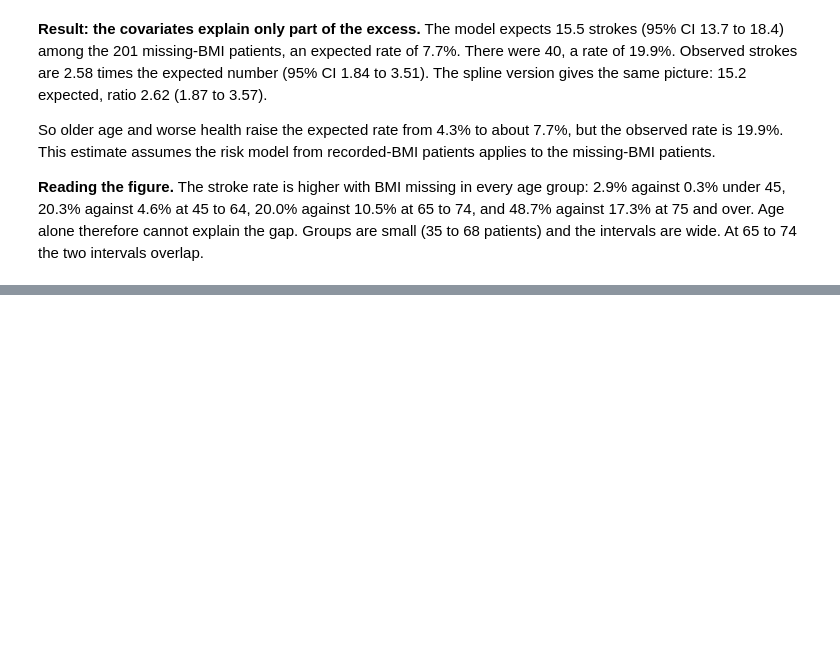
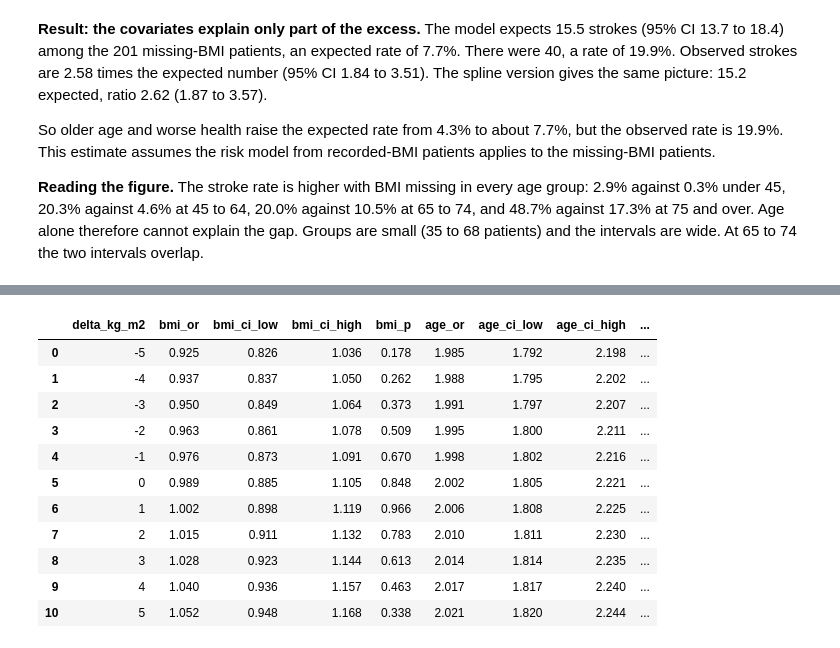
Before and after one commit to pcismyname/Stroke_Prediction_MAS, a Jupyter notebook: notebooks/02_missing_bmi.ipynb, the cells around one changed output, grey strips where cells are left out. Saved outputs shown, nothing was run; the diff lists cells and outputs as text; code cells hidden in the pictures; blank space fills up the shorter version.

```diff
--- a/notebooks/02_missing_bmi.ipynb
+++ b/notebooks/02_missing_bmi.ipynb
@@ -399,0 +513,44 @@ So older age and worse health raise the expected rate from 4.3% to about 7.7%, b
+# %%
+X_full = design(model_df)
+y_full = model_df["stroke"].to_numpy()
+imputed_sets = impute_full(model_df, m=N_IMPUTATIONS, seed=SEED)
+TERM_NAMES = ["const"] + MODEL_COLS
+
+delta_rows = []
+for delta in range(-5, 6):
+    estimates, variances, missing_risk = [], [], []
+    for X_imp in imputed_sets:
+        X_shift = X_imp.copy()
+        X_shift.loc[is_missing, "bmi"] += delta / UNITS["bmi"]   # BMI is stored per 5 kg/m²
+        fit = fit_sm_logit(X_shift, y_full)
+        estimates.append(fit.params.to_numpy())
+        variances.append(np.diag(fit.cov_params().to_numpy()))
+        risk = fit.predict(sm.add_constant(X_shift[MODEL_COLS], has_constant="add"))
+        missing_risk.append(risk[is_missing].mean())
+    pooled = rubin_pool(np.array(estimates), np.array(variances))
+    pooled.index = TERM_NAMES
+    delta_rows.append({"delta_kg_m2": delta,
+                       "bmi_or": np.exp(pooled.loc["bmi", "estimate"]),
+                       "bmi_ci_low": np.exp(pooled.loc["bmi", "ci_low"]),
+                       "bmi_ci_high": np.exp(pooled.loc["bmi", "ci_high"]),
+                       "bmi_p": pooled.loc["bmi", "p_value"],
+                       "age_or": np.exp(pooled.loc["age", "estimate"]),
+                       "age_ci_low": np.exp(pooled.loc["age", "ci_low"]),
+                       "age_ci_high": np.exp(pooled.loc["age", "ci_high"]),
+                       "mean_risk_missing_pct": 100 * np.mean(missing_risk)})
+delta_table = pd.DataFrame(delta_rows)
+delta_table.to_csv(TABLES / "missing_bmi_delta_adjustment.csv", index=False)
+display(delta_table.round(3))
+# %% [output]
+|  | delta_kg_m2 | bmi_or | bmi_ci_low | bmi_ci_high | bmi_p | age_or | age_ci_low | age_ci_high | ... |
+| 0 | -5 | 0.925 | 0.826 | 1.036 | 0.178 | 1.985 | 1.792 | 2.198 | ... |
+| 1 | -4 | 0.937 | 0.837 | 1.050 | 0.262 | 1.988 | 1.795 | 2.202 | ... |
+| 2 | -3 | 0.950 | 0.849 | 1.064 | 0.373 | 1.991 | 1.797 | 2.207 | ... |
+| 3 | -2 | 0.963 | 0.861 | 1.078 | 0.509 | 1.995 | 1.800 | 2.211 | ... |
+| 4 | -1 | 0.976 | 0.873 | 1.091 | 0.670 | 1.998 | 1.802 | 2.216 | ... |
+| 5 | 0 | 0.989 | 0.885 | 1.105 | 0.848 | 2.002 | 1.805 | 2.221 | ... |
+| 6 | 1 | 1.002 | 0.898 | 1.119 | 0.966 | 2.006 | 1.808 | 2.225 | ... |
+| 7 | 2 | 1.015 | 0.911 | 1.132 | 0.783 | 2.010 | 1.811 | 2.230 | ... |
+| 8 | 3 | 1.028 | 0.923 | 1.144 | 0.613 | 2.014 | 1.814 | 2.235 | ... |
+| 9 | 4 | 1.040 | 0.936 | 1.157 | 0.463 | 2.017 | 1.817 | 2.240 | ... |
+| 10 | 5 | 1.052 | 0.948 | 1.168 | 0.338 | 2.021 | 1.820 | 2.244 | ... |
```
Also changed, not shown: parts of 13 cells of this notebook, 12 other files.
